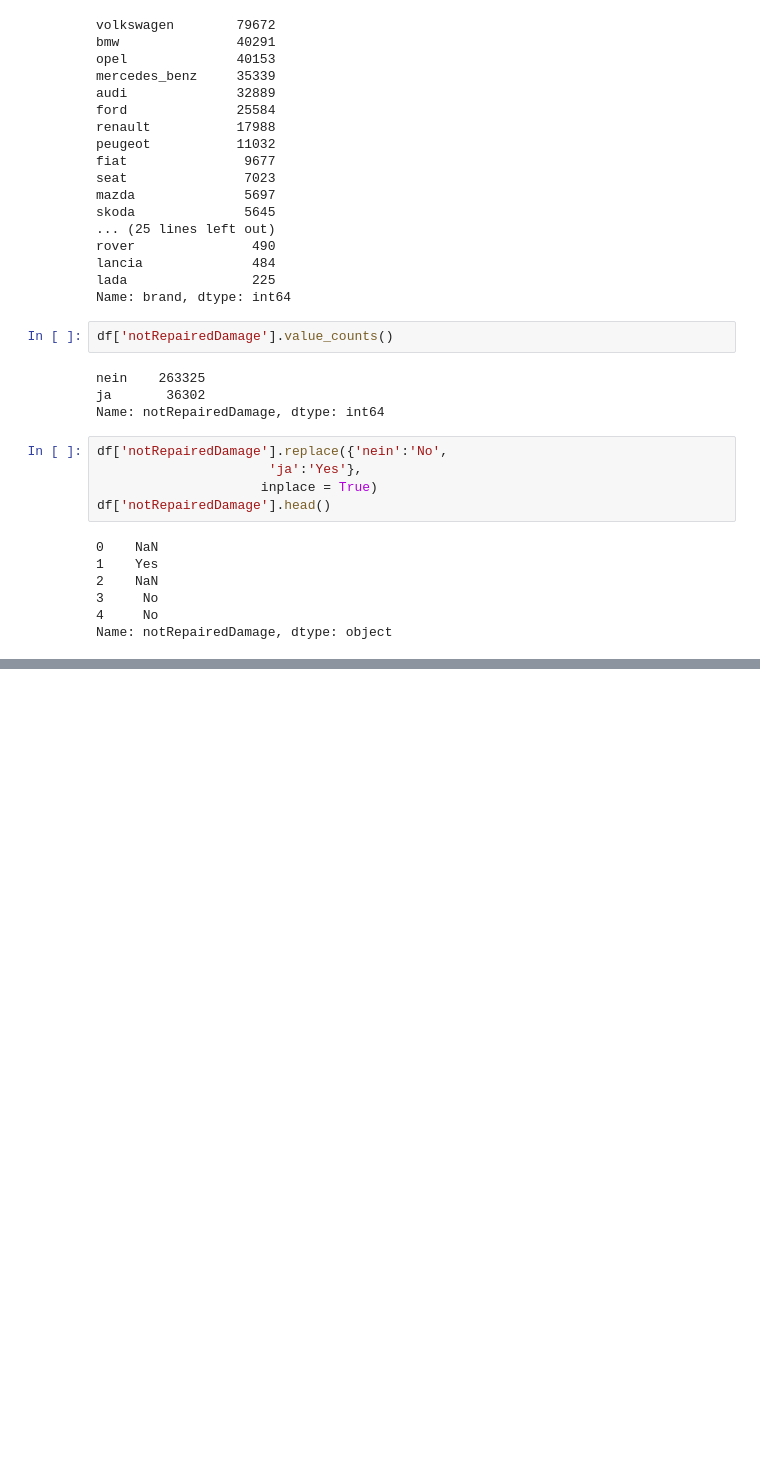
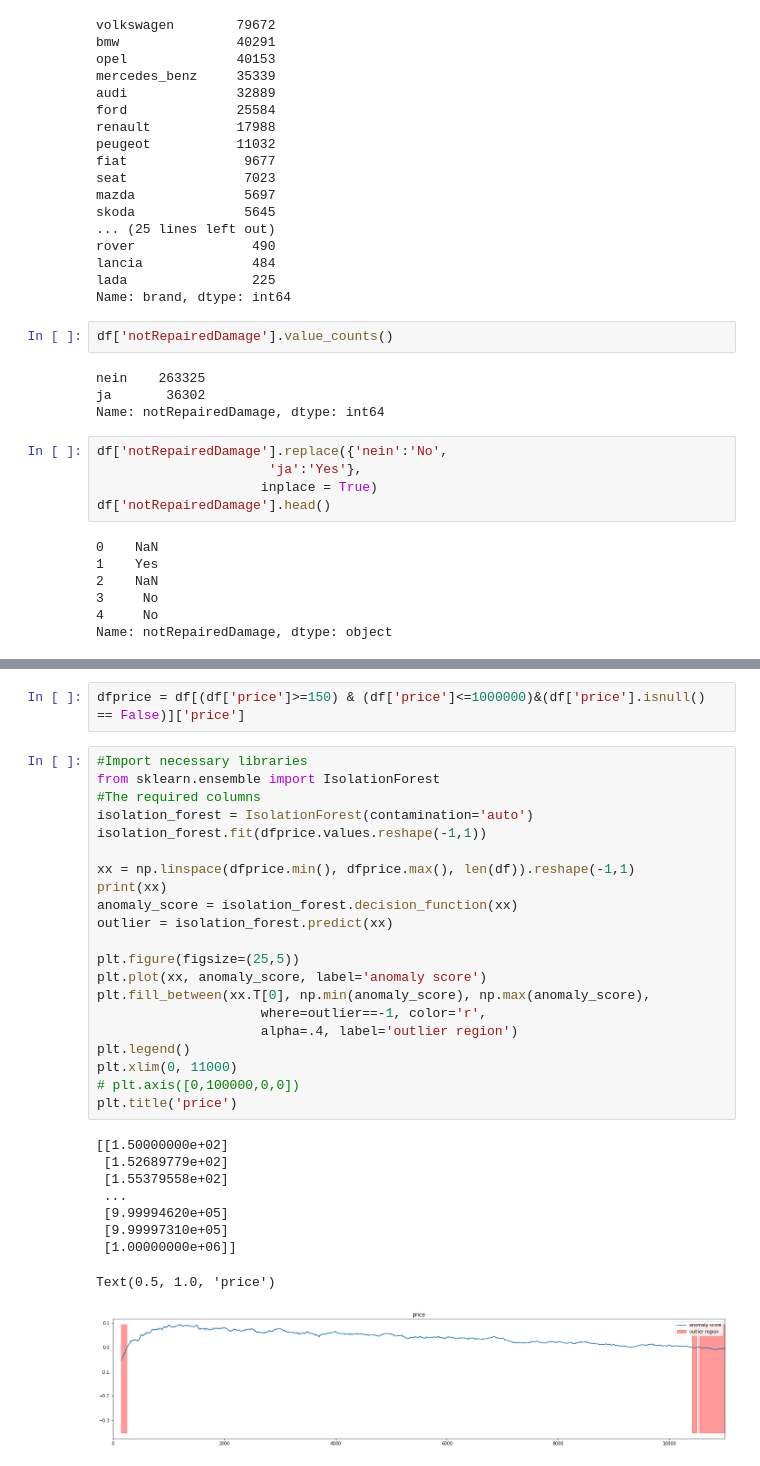
Before and after one commit to pratikasarkar/Used-Car-Price-Prediction, a Jupyter notebook: cars.ipynb, the cells around one changed output, grey strips where cells are left out. Drawn from its saved outputs; the diff is of its cells as text; blank space fills up the shorter version.

```diff
--- a/cars.ipynb
+++ b/cars.ipynb
@@ -215,0 +323,33 @@ df.head(3)
+# %%
+dfprice = df[(df['price']>=150) & (df['price']<=1000000)&(df['price'].isnull() == False)]['price']
+# %%
+#Import necessary libraries
+from sklearn.ensemble import IsolationForest
+#The required columns
+isolation_forest = IsolationForest(contamination='auto')
+isolation_forest.fit(dfprice.values.reshape(-1,1))
+
+xx = np.linspace(dfprice.min(), dfprice.max(), len(df)).reshape(-1,1)
+print(xx)
+anomaly_score = isolation_forest.decision_function(xx)
+outlier = isolation_forest.predict(xx)
+
+plt.figure(figsize=(25,5))
+plt.plot(xx, anomaly_score, label='anomaly score')
+plt.fill_between(xx.T[0], np.min(anomaly_score), np.max(anomaly_score),
+                     where=outlier==-1, color='r',
+                     alpha=.4, label='outlier region')
+plt.legend()
+plt.xlim(0, 11000)
+# plt.axis([0,100000,0,0])
+plt.title('price')
+# %% [output]
+[[1.50000000e+02]
+ [1.52689779e+02]
+ [1.55379558e+02]
+ ...
+ [9.99994620e+05]
+ [9.99997310e+05]
+ [1.00000000e+06]]
+Text(0.5, 1.0, 'price')
+[figure, added]
```
Also changed, not shown: parts of 16 cells of this notebook.
